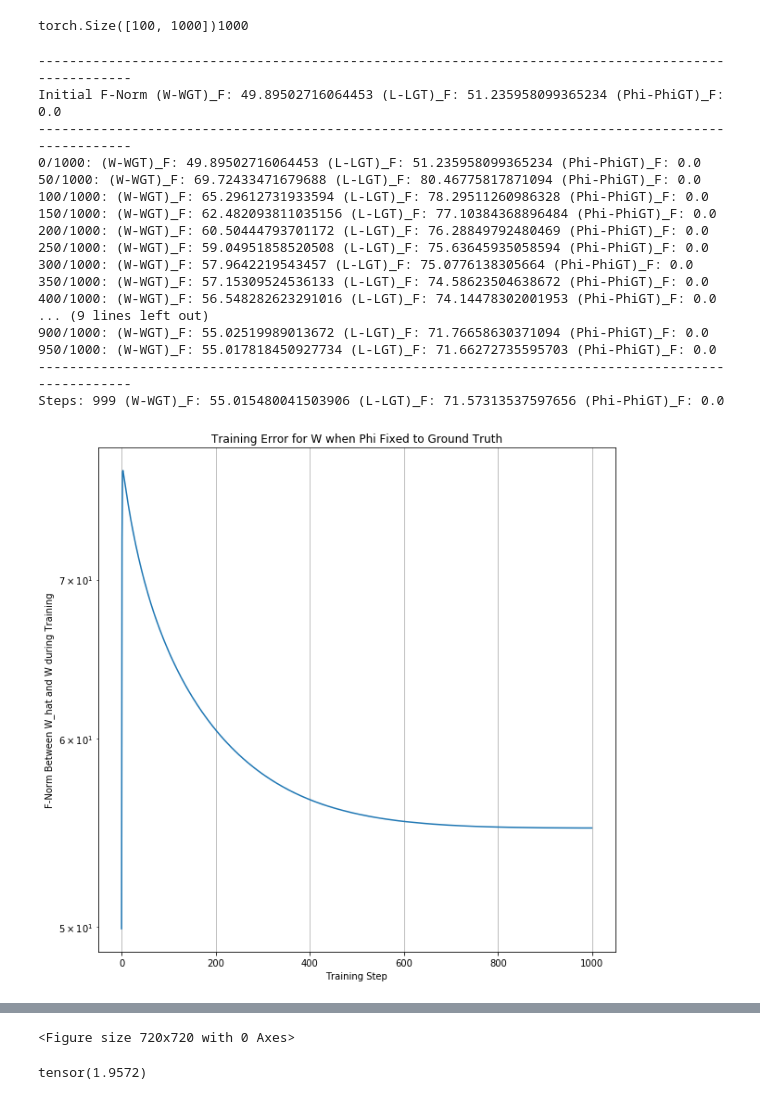
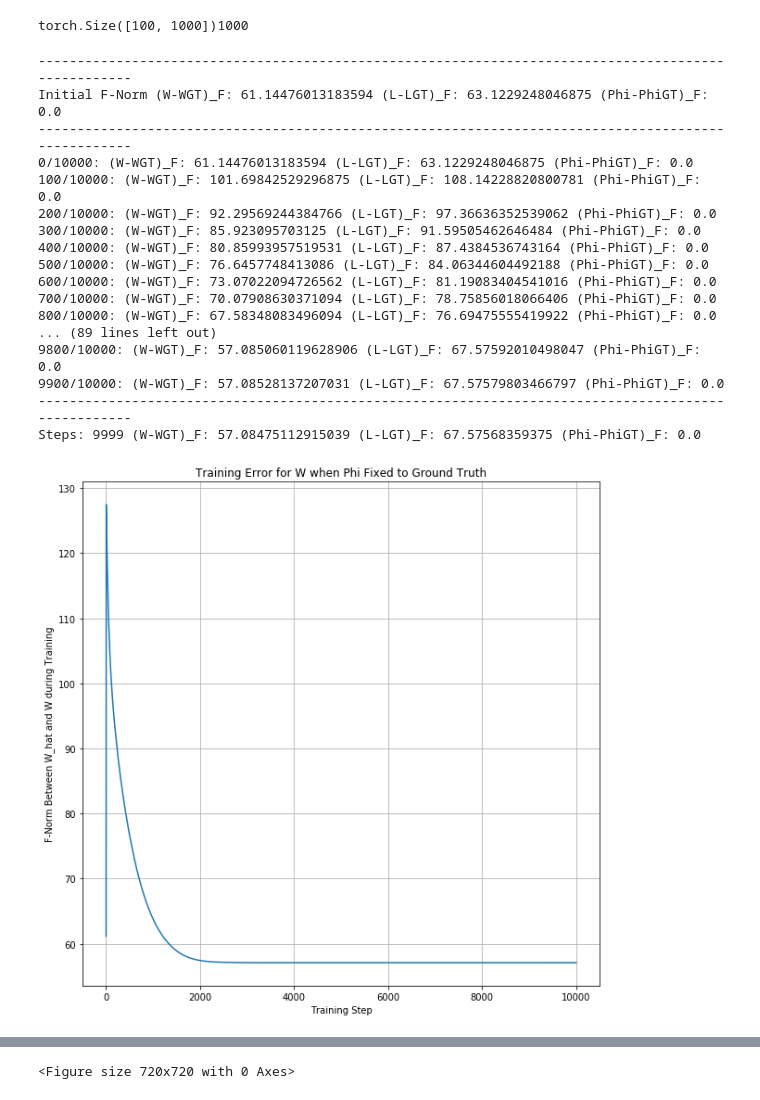
Before and after one commit to collinwa/MCFA, a Jupyter notebook: simulate_model.ipynb, the cells around one changed output, grey strips where cells are left out. Saved outputs shown, nothing was run; the diff lists cells and outputs as text; code cells hidden in the pictures.

```diff
--- a/simulate_model.ipynb
+++ b/simulate_model.ipynb
@@ -79,7 +79,7 @@ def generate_samples(all_Ws, all_Ls, all_Phis, y_dims, x_dims, N=1000, d=5):
     return datasets
 # %%
 # generate datasets according to simulation
-datasets = generate_samples(all_Ws, all_Ls, all_Phis, y_dims, x_dims)
+datasets = generate_samples(all_Ws, all_Ls, all_Phis, y_dims, x_dims, N=N, d=d)
 # concatenate the y-vectors for each sample together
 y_concat = torch.cat(datasets, axis=1)
 y_concat_T = y_concat.T
@@ -88,7 +88,7 @@ print(y_concat_T.shape)
 torch.Size([100, 1000])1000
 # %%
 # we have the low-rank structure and shit here
-def initialize_model(y_dims, x_dims, datasets, d=5, std=1, mean=0):
+def initialize_model(y_dims, x_dims, datasets, d=5, std=2, mean=0):
     Ws_to_stack = []
     Phis_to_stack = []
     Ls_to_stack = []
@@ -182,11 +183,11 @@ def M_step(zxT, zzT, xxT, zmu, xmu, y_i, Phi_model, L_model, W_model, N):
 
 
 # number of E/M-Steps To Run
-steps = 1000
+steps = 10000
 # initialize the model parameters
 W_model, L_model, Phi_model = initialize_model(y_dims, x_dims, datasets)
 # stop training when the F-norm b/w current/prev update is too small
-eps = 1e-3
+eps = 1e-6
 
 # ground truth (GT) values
 W_GT = torch.cat(all_Ws, axis=0)
@@ -239,49 +240,47 @@ for i in range(steps):
         print('Stopping... step between W_t, W_t+1 <= {}'.format(eps))
         break
 
-    if (i % 50 == 0):
+    if (i % 100 == 0):
         print("{}/{}: (W-WGT)_F: {} (L-LGT)_F: {} (Phi-PhiGT)_F: {}".format(i, steps, W_norm, L_norm, Phi_norm))
 
 W_norm = torch.norm(W_GT - W_model).item()
 L_norm = torch.norm(L_GT - L_model).item()
 Phi_norm = torch.norm(Phi_GT - Phi_model).item()
 
 print("-"*100)
 print("Steps: {} (W-WGT)_F: {} (L-LGT)_F: {} (Phi-PhiGT)_F: {}".format(i, W_norm, L_norm, Phi_norm))
 plt.plot(np.arange(i+1), W_losses)
 plt.grid()
-plt.yscale('log')
 plt.ylabel('F-Norm Between W_hat and W during Training')
 plt.xlabel('Training Step')
 plt.title('Training Error for W when Phi Fixed to Ground Truth')
 plt.savefig('./phi_fixed_updates_to_W.png')
 plt.show()
 plt.clf()
 plt.plot(np.arange(i+1), L_losses)
 plt.grid()
-plt.yscale('log')
 plt.ylabel('F-Norm Between L_hat and L During Training')
 plt.xlabel('Training Step')
 plt.title('Training Error for L when Phi Fixed to Ground Truth')
 plt.savefig('./phi_fixed_updates_to_L.png')
 plt.show()
 plt.clf()
 # %% [output]
 ----------------------------------------------------------------------------------------------------
-Initial F-Norm (W-WGT)_F: 49.89502716064453 (L-LGT)_F: 51.235958099365234 (Phi-PhiGT)_F: 0.0
+Initial F-Norm (W-WGT)_F: 61.14476013183594 (L-LGT)_F: 63.1229248046875 (Phi-PhiGT)_F: 0.0
 ----------------------------------------------------------------------------------------------------
-0/1000: (W-WGT)_F: 49.89502716064453 (L-LGT)_F: 51.235958099365234 (Phi-PhiGT)_F: 0.0
-50/1000: (W-WGT)_F: 69.72433471679688 (L-LGT)_F: 80.46775817871094 (Phi-PhiGT)_F: 0.0
-100/1000: (W-WGT)_F: 65.29612731933594 (L-LGT)_F: 78.29511260986328 (Phi-PhiGT)_F: 0.0
-150/1000: (W-WGT)_F: 62.482093811035156 (L-LGT)_F: 77.10384368896484 (Phi-PhiGT)_F: 0.0
-200/1000: (W-WGT)_F: 60.50444793701172 (L-LGT)_F: 76.28849792480469 (Phi-PhiGT)_F: 0.0
-250/1000: (W-WGT)_F: 59.04951858520508 (L-LGT)_F: 75.63645935058594 (Phi-PhiGT)_F: 0.0
-300/1000: (W-WGT)_F: 57.9642219543457 (L-LGT)_F: 75.0776138305664 (Phi-PhiGT)_F: 0.0
-350/1000: (W-WGT)_F: 57.15309524536133 (L-LGT)_F: 74.58623504638672 (Phi-PhiGT)_F: 0.0
-400/1000: (W-WGT)_F: 56.548282623291016 (L-LGT)_F: 74.14478302001953 (Phi-PhiGT)_F: 0.0
-... (9 lines left out)
-900/1000: (W-WGT)_F: 55.02519989013672 (L-LGT)_F: 71.76658630371094 (Phi-PhiGT)_F: 0.0
-950/1000: (W-WGT)_F: 55.017818450927734 (L-LGT)_F: 71.66272735595703 (Phi-PhiGT)_F: 0.0
+0/10000: (W-WGT)_F: 61.14476013183594 (L-LGT)_F: 63.1229248046875 (Phi-PhiGT)_F: 0.0
+100/10000: (W-WGT)_F: 101.69842529296875 (L-LGT)_F: 108.14228820800781 (Phi-PhiGT)_F: 0.0
+200/10000: (W-WGT)_F: 92.29569244384766 (L-LGT)_F: 97.36636352539062 (Phi-PhiGT)_F: 0.0
+300/10000: (W-WGT)_F: 85.923095703125 (L-LGT)_F: 91.59505462646484 (Phi-PhiGT)_F: 0.0
+400/10000: (W-WGT)_F: 80.85993957519531 (L-LGT)_F: 87.4384536743164 (Phi-PhiGT)_F: 0.0
+500/10000: (W-WGT)_F: 76.6457748413086 (L-LGT)_F: 84.06344604492188 (Phi-PhiGT)_F: 0.0
+600/10000: (W-WGT)_F: 73.07022094726562 (L-LGT)_F: 81.19083404541016 (Phi-PhiGT)_F: 0.0
+700/10000: (W-WGT)_F: 70.07908630371094 (L-LGT)_F: 78.75856018066406 (Phi-PhiGT)_F: 0.0
+800/10000: (W-WGT)_F: 67.58348083496094 (L-LGT)_F: 76.69475555419922 (Phi-PhiGT)_F: 0.0
+... (89 lines left out)
+9800/10000: (W-WGT)_F: 57.085060119628906 (L-LGT)_F: 67.57592010498047 (Phi-PhiGT)_F: 0.0
+9900/10000: (W-WGT)_F: 57.08528137207031 (L-LGT)_F: 67.57579803466797 (Phi-PhiGT)_F: 0.0
 ----------------------------------------------------------------------------------------------------
-Steps: 999 (W-WGT)_F: 55.015480041503906 (L-LGT)_F: 71.57313537597656 (Phi-PhiGT)_F: 0.0
+Steps: 9999 (W-WGT)_F: 57.08475112915039 (L-LGT)_F: 67.57568359375 (Phi-PhiGT)_F: 0.0
-[figure, old version]
+[figure, new version]
@@ -289,5 +288 @@ Steps: 999 (W-WGT)_F: 55.015480041503906 (L-LGT)_F: 71.57313537597656 (Phi-PhiGT
 <Figure size 720x720 with 0 Axes>
-# %%
-(W_model - W_GT).abs().mean()
-# %% [output]
-tensor(1.9572)
```
Also changed, not shown: parts of 7 cells of this notebook.
